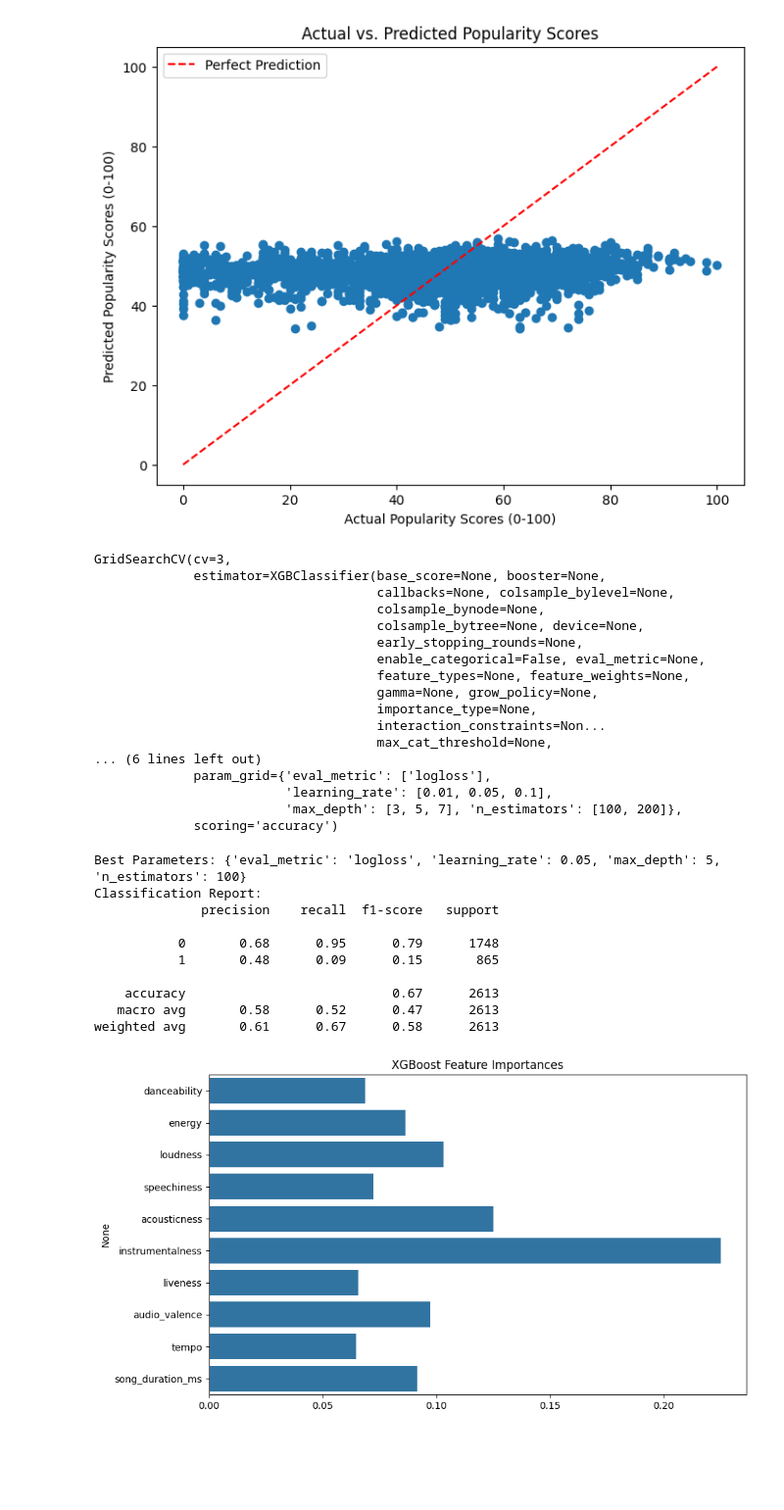
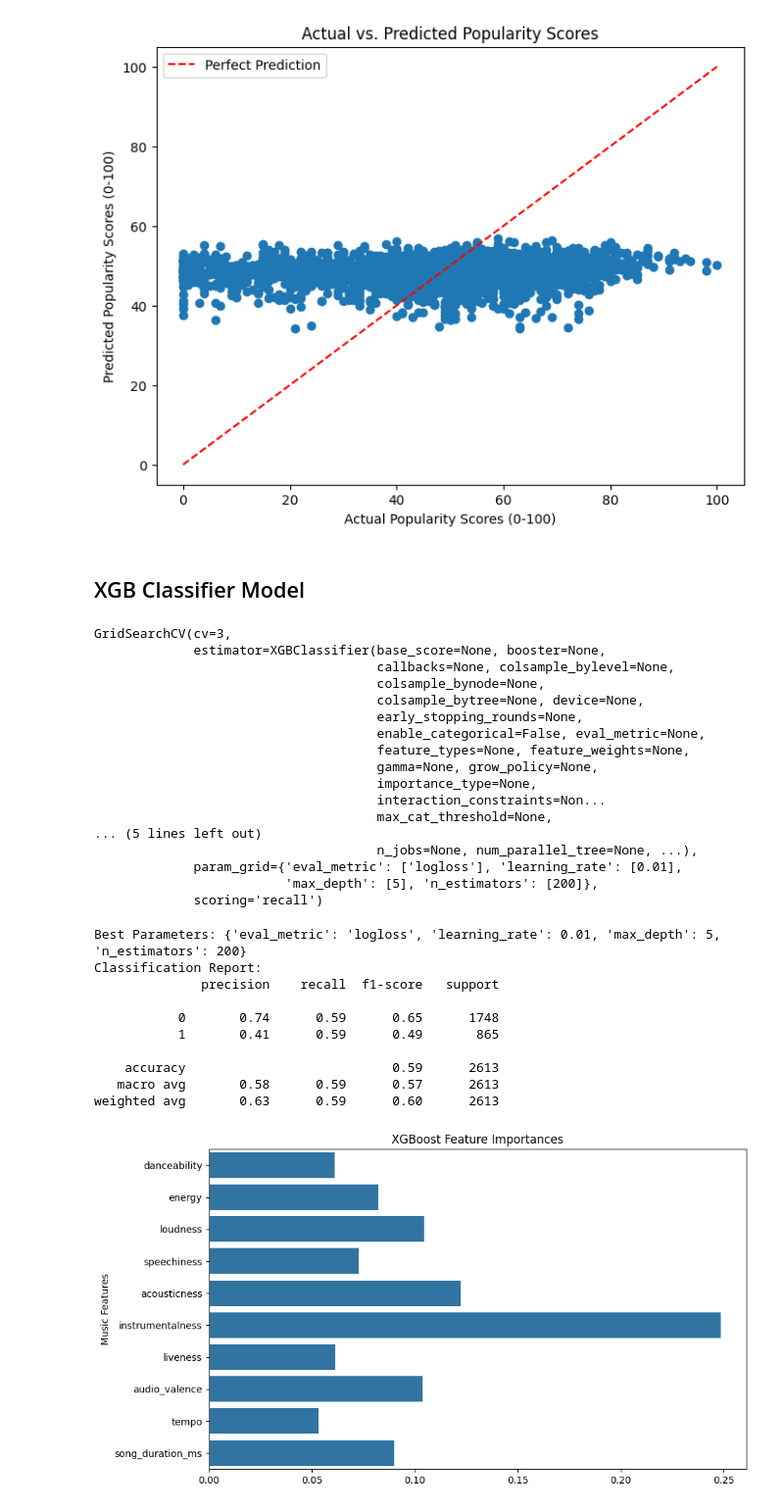
Before and after one commit to crrlyly/MusicPopularityResearch, a Jupyter notebook: ds-project/music.ipynb, the cells around one changed output. Shown at 98% size. Saved outputs shown, nothing was run; the diff lists cells and outputs as text; code cells hidden in the pictures; blank space fills up the shorter version.

```diff
--- a/ds-project/music.ipynb
+++ b/ds-project/music.ipynb
@@ -128,0 +143,2 @@ X_train, X_test, y_train, y_test = train_test_split(X_cls, y_cls, test_size=0.2,
+# %% [markdown]
+## XGB Classifier Model
@@ -129,13 +150,12 @@ X_train, X_test, y_train, y_test = train_test_split(X_cls, y_cls, test_size=0.2,
 # %%
-# ✅ XGBoost Classifier with Tuning
-xgb = XGBClassifier()
+xgb = XGBClassifier(scale_pos_weight=2)
 params = {
-    'learning_rate': [0.01, 0.05, 0.1],
-    'n_estimators': [100, 200],
-    'max_depth': [3, 5, 7],
+    'learning_rate': [0.01],
+    'n_estimators': [200],
+    'max_depth': [5],
     'eval_metric': ['logloss']
 }
-grid = GridSearchCV(xgb, params, cv=3, scoring='accuracy')
+grid = GridSearchCV(xgb, params, cv=3, scoring='recall')
 grid.fit(X_train, y_train)
 # %% [output]
 GridSearchCV(cv=3,
@@ -150,11 +170,11 @@ GridSearchCV(cv=3,
                                      importance_type=None,
                                      interaction_constraints=Non...
                                      max_cat_threshold=None,
-... (6 lines left out)
-             param_grid={'eval_metric': ['logloss'],
-                         'learning_rate': [0.01, 0.05, 0.1],
-                         'max_depth': [3, 5, 7], 'n_estimators': [100, 200]},
-             scoring='accuracy')
+... (5 lines left out)
+                                     n_jobs=None, num_parallel_tree=None, ...),
+             param_grid={'eval_metric': ['logloss'], 'learning_rate': [0.01],
+                         'max_depth': [5], 'n_estimators': [200]},
+             scoring='recall')
 # %%
 best_model = grid.best_estimator_
 y_pred = best_model.predict(X_test)
@@ -163,21 +183,21 @@ print("Best Parameters:", grid.best_params_)
 print("Classification Report:")
 print(classification_report(y_test, y_pred))
 # %% [output]
-Best Parameters: {'eval_metric': 'logloss', 'learning_rate': 0.05, 'max_depth': 5, 'n_estimators': 100}
+Best Parameters: {'eval_metric': 'logloss', 'learning_rate': 0.01, 'max_depth': 5, 'n_estimators': 200}
 Classification Report:
               precision    recall  f1-score   support
 
-           0       0.68      0.95      0.79      1748
-           1       0.48      0.09      0.15       865
+           0       0.74      0.59      0.65      1748
+           1       0.41      0.59      0.49       865
 
-    accuracy                           0.67      2613
-   macro avg       0.58      0.52      0.47      2613
-weighted avg       0.61      0.67      0.58      2613
+    accuracy                           0.59      2613
+   macro avg       0.58      0.59      0.57      2613
+weighted avg       0.63      0.59      0.60      2613
 # %%
-# ✅ Feature Importance
 plt.figure(figsize=(10,6))
 sns.barplot(x=best_model.feature_importances_, y=X_cls.columns)
 plt.title('XGBoost Feature Importances')
+plt.ylabel("Music Features")
 plt.show()
 # %% [output]
-[figure, old version]
+[figure, new version]
```
Also changed, not shown: parts of 15 cells of this notebook, 3 other files.
